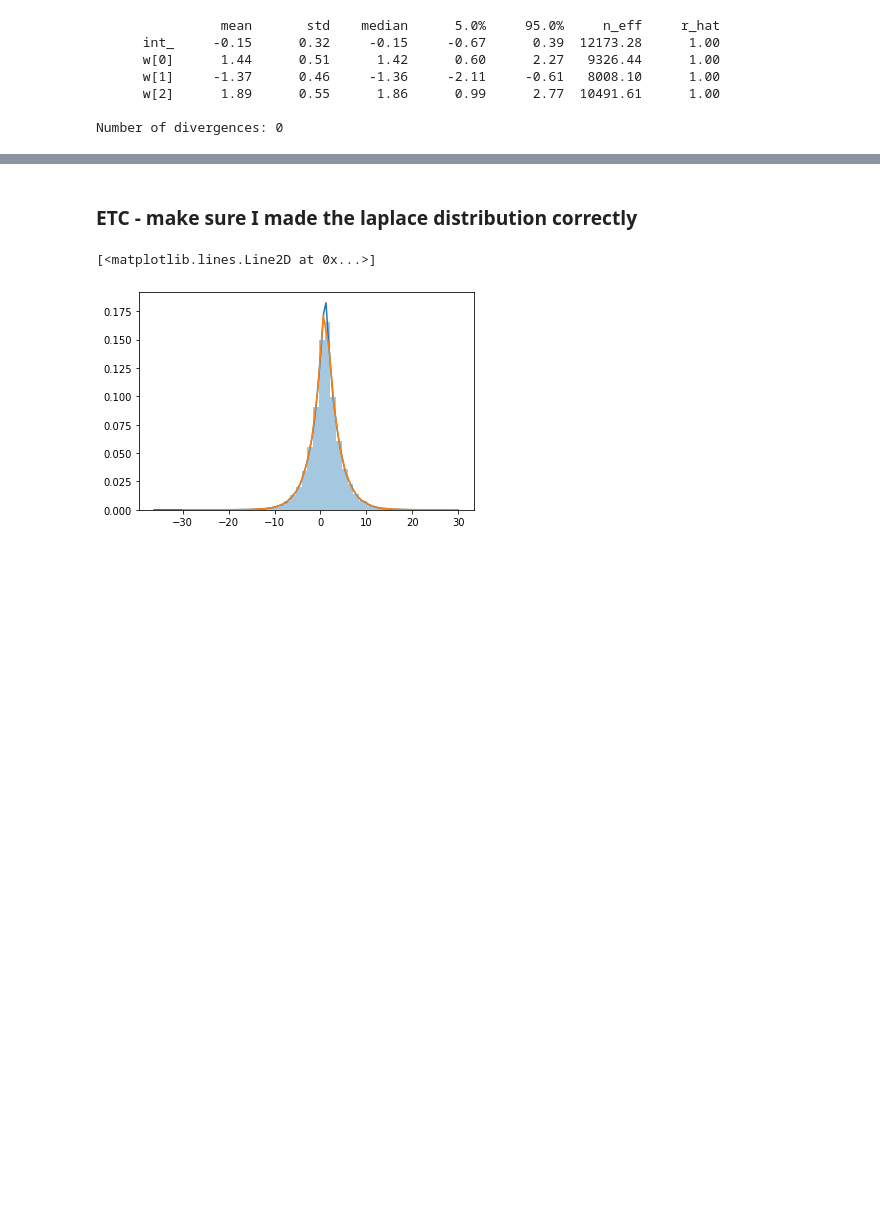
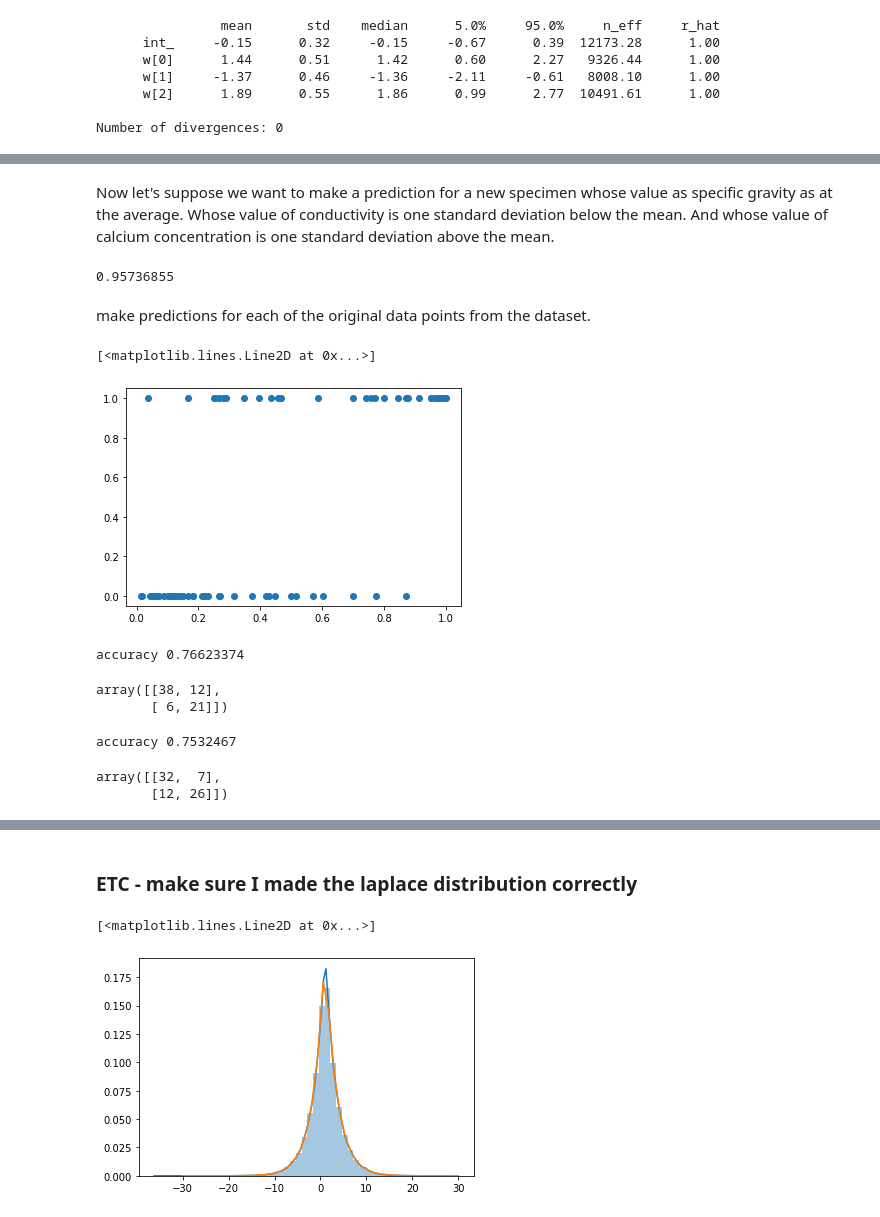
Before and after one commit to bdhammel/bayesian-notes, a Jupyter notebook: bayesian-stats-techniques-and-models/lesson9.ipynb, the cells around one changed output, grey strips where cells are left out. Cells and saved outputs as stored; diff of their text form; code cells hidden in the pictures; blank space fills up the shorter version.

```diff
--- a/bayesian-stats-techniques-and-models/lesson9.ipynb
+++ b/bayesian-stats-techniques-and-models/lesson9.ipynb
@@ -224,0 +233,8 @@ Number of divergences: 0
+# %%
+samples = model1.get_samples()
+b = samples['int_']
+w = samples['w']
+b_mean = b.mean()
+w_mean = w.mean(axis=0)
+print(b_mean)
+print(*w_mean, sep='\n')
@@ -224,0 +246,3 @@ Number of divergences: 0
+# %%
+def sigmoid(x, w, b):
+    return 1 / (1 + np.exp(- (x @ w.T + b)))
@@ -224,0 +259,9 @@ Number of divergences: 0
+# %% [markdown]
+Now let's suppose we want to make a prediction for a new specimen whose value as specific gravity as at the average. Whose value of conductivity is one standard deviation below the mean. And whose value of calcium concentration is one standard deviation above the mean.
+# %%
+X = np.array([0, -1, 1])
+print(sigmoid(X, w_mean, b_mean))
+# %% [output]
+0.95736855
+# %% [markdown]
+make predictions for each of the original data points from the dataset.
@@ -224,0 +270,7 @@ Number of divergences: 0
+# %%
+p_hat = sigmoid( _X, w_mean, b_mean)
+# %%
+plt.plot(p_hat, C, 'o')
+# %% [output]
+[<matplotlib.lines.Line2D at 0x...>]
+[figure, added]
@@ -224,0 +281,9 @@ Number of divergences: 0
+# %%
+print('accuracy', onp.mean(preds_pt5 == C))
+# %% [output]
+accuracy 0.76623374
+# %%
+confusion_matrix(preds_pt5, C)
+# %% [output]
+array([[38, 12],
+       [ 6, 21]])
@@ -224,0 +292,9 @@ Number of divergences: 0
+# %%
+print('accuracy', onp.mean(preds_pt3 == C))
+# %% [output]
+accuracy 0.7532467
+# %%
+confusion_matrix(preds_pt3, C)
+# %% [output]
+array([[32,  7],
+       [12, 26]])
```
Also changed, not shown: parts of 15 cells of this notebook.
